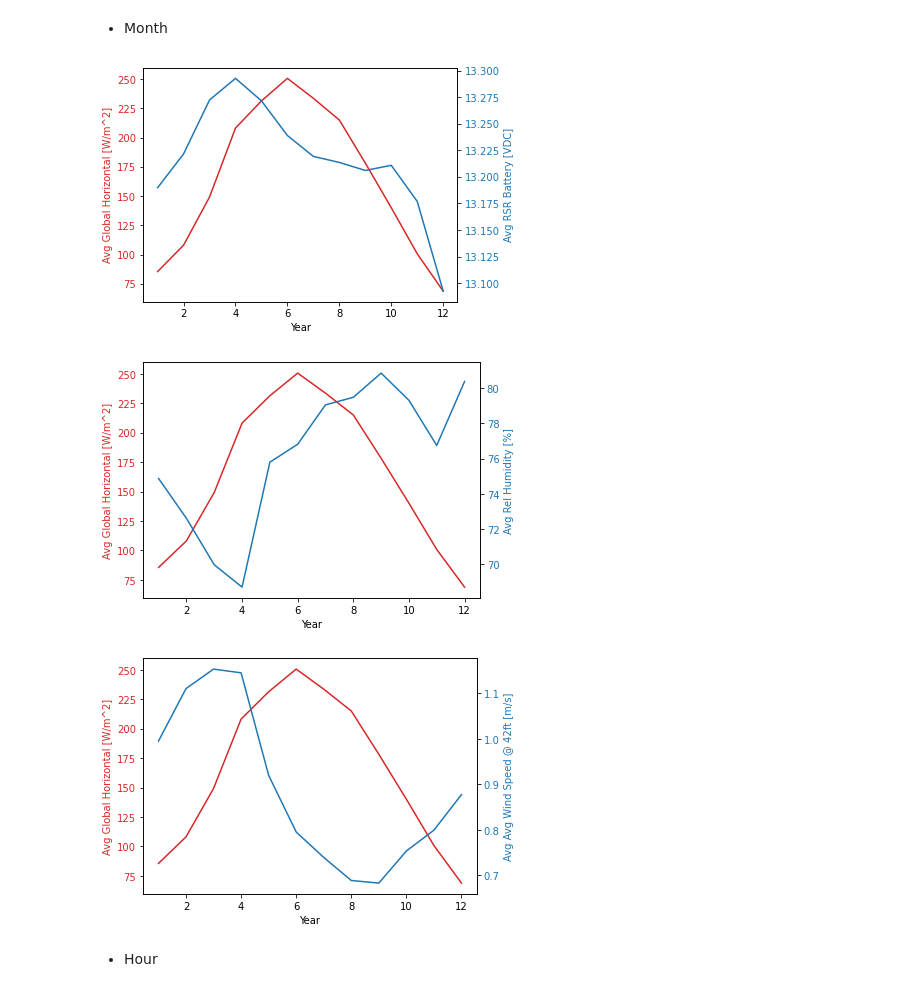
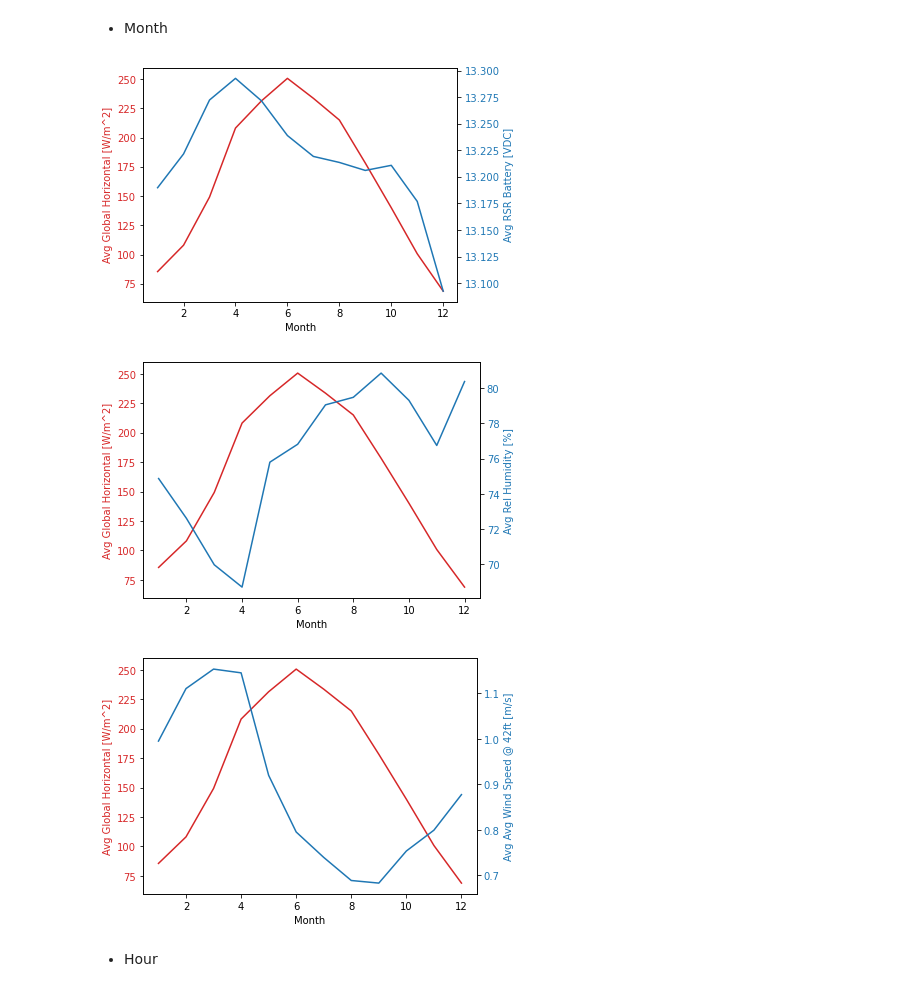
Before and after one commit to BigDataCourseBhaganagar/Oak-Ridge-National-Laboratory-ORNL-Rotating-Shadowband-Radiometer-RSR-Analysis, a Jupyter notebook: Final_Project_code_gmm.ipynb, the cells around one changed output. Saved outputs shown, nothing was run; the diff lists cells and outputs as text; code cells hidden in the pictures.

```diff
--- a/Final_Project_code_gmm.ipynb
+++ b/Final_Project_code_gmm.ipynb
@@ -425,7 +425,7 @@ plt.show()
 fig, ax1 = plt.subplots()
 
 color = 'tab:red'
-ax1.set_xlabel('Year')
+ax1.set_xlabel('Month')
 ax1.set_ylabel('Avg Global Horizontal [W/m^2]', color=color)
 ax1.plot(month['Avg Global Horizontal [W/m^2]'],color=color)
 ax1.tick_params(axis='y', labelcolor=color)
@@ -444,43 +444,43 @@ plt.show()
 fig, ax1 = plt.subplots()
 
 color = 'tab:red'
-ax1.set_xlabel('Year')
+ax1.set_xlabel('Month')
 ax1.set_ylabel('Avg Global Horizontal [W/m^2]', color=color)
 ax1.plot(month['Avg Global Horizontal [W/m^2]'],color=color)
 ax1.tick_params(axis='y', labelcolor=color)
 
 ax2 = ax1.twinx()
 
 color = 'tab:blue'
 ax2.set_ylabel('Avg Rel Humidity [%]', color=color)
 ax2.plot(month['Avg Rel Humidity [%]'], color=color)
 ax2.tick_params(axis='y', labelcolor=color)
 
 fig.tight_layout()
 plt.show()
 
 # Month comparison between Global Horiz and Avg. Humidity
 fig, ax1 = plt.subplots()
 
 color = 'tab:red'
-ax1.set_xlabel('Year')
+ax1.set_xlabel('Month')
 ax1.set_ylabel('Avg Global Horizontal [W/m^2]', color=color)
 ax1.plot(month['Avg Global Horizontal [W/m^2]'],color=color)
 ax1.tick_params(axis='y', labelcolor=color)
 
 ax2 = ax1.twinx()
 
 color = 'tab:blue'
 ax2.set_ylabel('Avg Avg Wind Speed @ 42ft [m/s]', color=color)
 ax2.plot(month['Avg Avg Wind Speed @ 42ft [m/s]'], color=color)
 ax2.tick_params(axis='y', labelcolor=color)
 
 fig.tight_layout()
 plt.show()
 # %% [output]
-[figure, old version]
+[figure, new version]
-[figure, old version]
+[figure, new version]
-[figure, old version]
+[figure, new version]
 # %% [markdown]
 * Hour
 # %%
```
Also changed, not shown: parts of 10 cells of this notebook.
